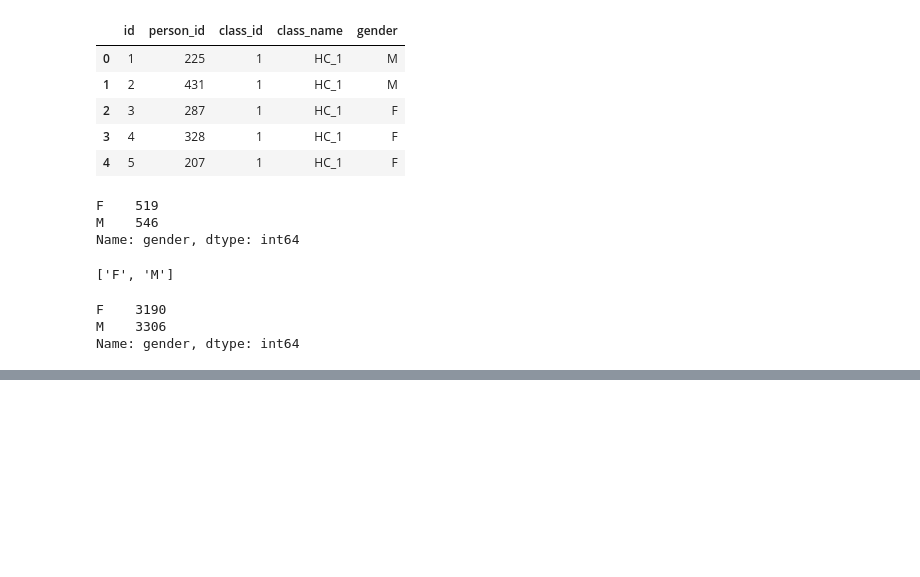
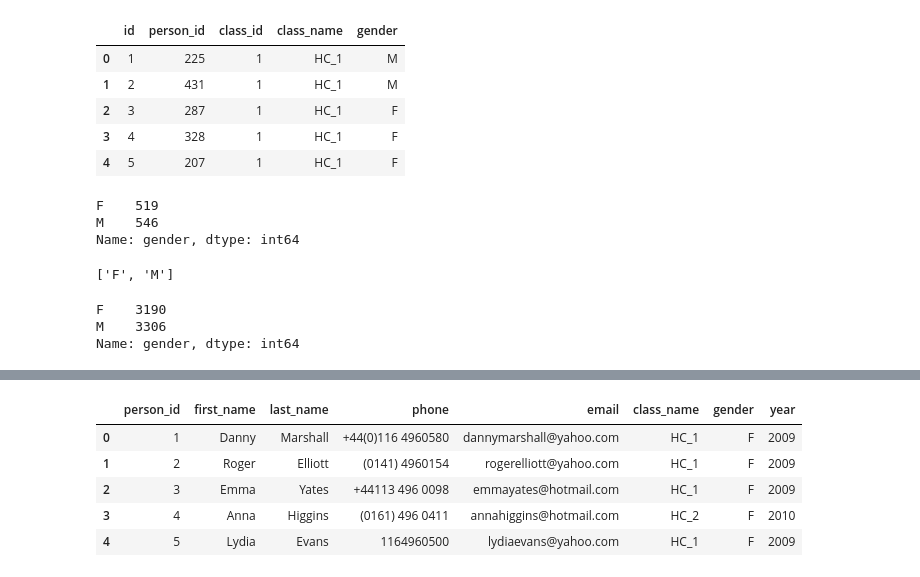
Before and after one commit to SamNgigi/ms_data_engineer_assessment, a Jupyter notebook: solution/solution.ipynb, the cells around one changed output, grey strips where cells are left out. Drawn from its saved outputs; the diff is of its cells as text; code cells hidden in the pictures; blank space fills up the shorter version.

```diff
--- a/solution/solution.ipynb
+++ b/solution/solution.ipynb
@@ -752,0 +788,12 @@ fig.add_trace(go.Bar(
+# %%
+app_include = ["person_id", "class_name", "gender", "year"]
+people_include = ["person_id", "first_name", "last_name", "phone", "email"]
+people_class = pd.merge(peoples_df[people_include], class_applications[app_include], how='inner', on='person_id')
+people_class.head()
+# %% [output]
+|  | person_id | first_name | last_name | phone | email | class_name | gender | year |
+| 0 | 1 | Danny | Marshall | +44(0)116 4960580 | dannymarshall@yahoo.com | HC_1 | F | 2009 |
+| 1 | 2 | Roger | Elliott | (0141) 4960154 | rogerelliott@yahoo.com | HC_1 | F | 2009 |
+| 2 | 3 | Emma | Yates | +44113 496 0098 | emmayates@hotmail.com | HC_1 | F | 2009 |
+| 3 | 4 | Anna | Higgins | (0161) 496 0411 | annahiggins@hotmail.com | HC_2 | F | 2010 |
+| 4 | 5 | Lydia | Evans | 1164960500 | lydiaevans@yahoo.com | HC_1 | F | 2009 |
```
Also changed, not shown: parts of 5 cells of this notebook, 10 other files.
